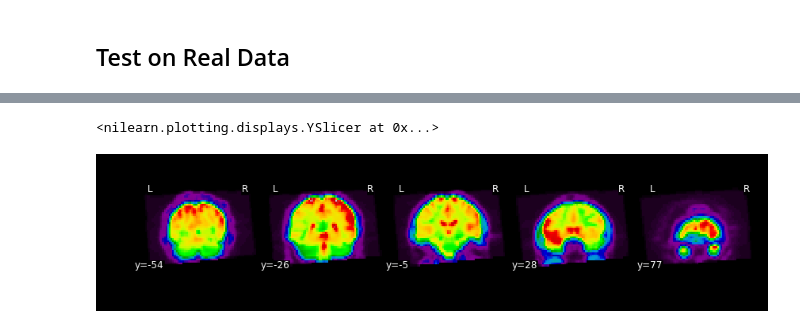
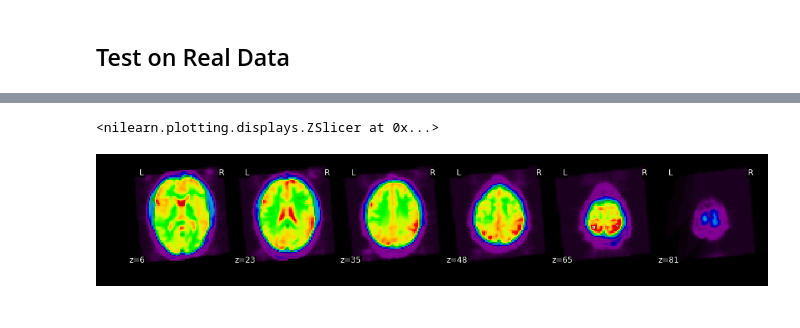
Before and after one commit to danlurie/lag_maps, a Jupyter notebook: notebooks/Cross-Correlation and Interpolation.ipynb, the cells around one changed output, grey strips where cells are left out. Cells and saved outputs as stored; diff of their text form; code cells hidden in the pictures.

```diff
--- a/notebooks/Cross-Correlation and Interpolation.ipynb
+++ b/notebooks/Cross-Correlation and Interpolation.ipynb
@@ -300,7 +232,7 @@ plotting.plot_epi(mean_epi_resampled_img, display_mode='y', cut_coords=5)
 # %%
 mean_epi_img = image.mean_img(rest1_epi_img)
 # %%
-plotting.plot_epi(mean_epi_img, display_mode='y', cut_coords=5)
+plotting.plot_epi(mean_epi_img, display_mode='z', cut_coords=6)
 # %% [output]
-<nilearn.plotting.displays.YSlicer at 0x...>
+<nilearn.plotting.displays.ZSlicer at 0x...>
-[figure, old version]
+[figure, new version]
```
Also changed, not shown: parts of 23 cells of this notebook.
